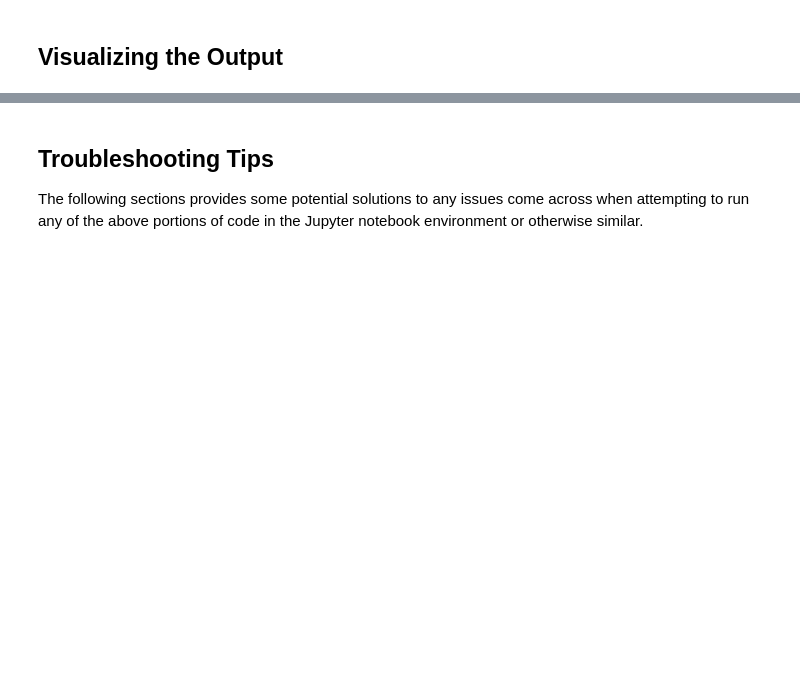
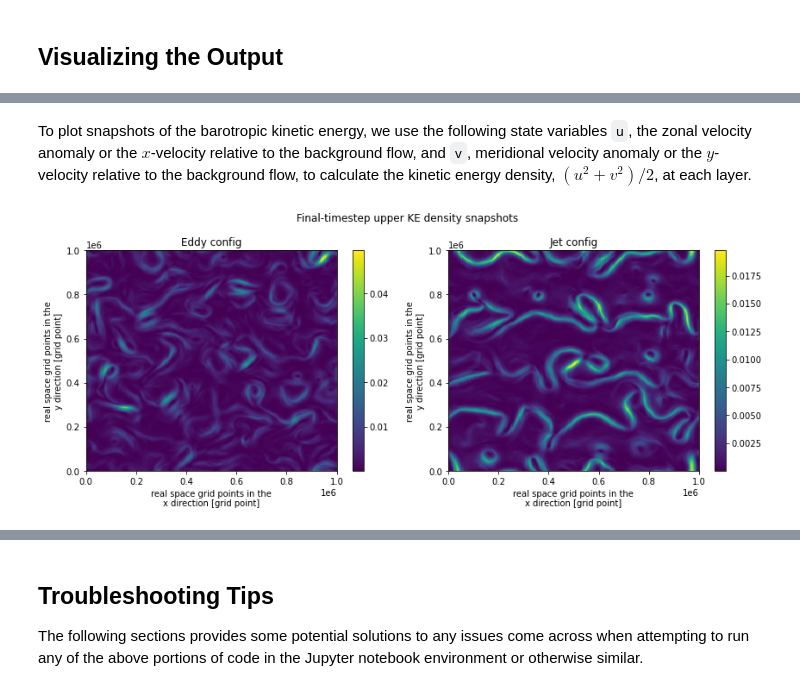
Before and after one commit to m2lines/MLwithQG, a Jupyter notebook: notebooks/Running High Resolution Simulations With pyqg.ipynb, the cells around one changed output, grey strips where cells are left out. Cells and saved outputs as stored; diff of their text form; code cells hidden in the pictures; blank space fills up the shorter version.

```diff
--- a/notebooks/Running High Resolution Simulations With pyqg.ipynb
+++ b/notebooks/Running High Resolution Simulations With pyqg.ipynb
@@ -108,0 +166,12 @@ plt.tight_layout()
+# %% [markdown]
+To plot snapshots of the barotropic kinetic energy, we use the following state variables `u`, the zonal velocity anomaly or the $x$-velocity relative to the background flow, and `v`, meridional velocity anomaly or the $y$-velocity relative to the background flow, to calculate the kinetic energy density, $(u^2 + v^2) / 2$, at each layer.
+# %%
+eddy_ke_density = ((eddy_high_res.u * eddy_high_res.u) + (eddy_high_res.v * eddy_high_res.v)) / 2
+jet_ke_density = ((jet_high_res.u * jet_high_res.u) + (jet_high_res.v * jet_high_res.v)) / 2
+
+plt.figure(figsize=(12,5)).suptitle("Final-timestep upper KE density snapshots")
+plt.subplot(121); eddy_ke_density.isel(lev=0, time=-1).plot(); plt.title("Eddy config")
+plt.subplot(122);  jet_ke_density.isel(lev=0, time=-1).plot(); plt.title( "Jet config")
+plt.tight_layout()
+# %% [output]
+[figure, added]
```
Also changed, not shown: parts of 17 cells of this notebook.
